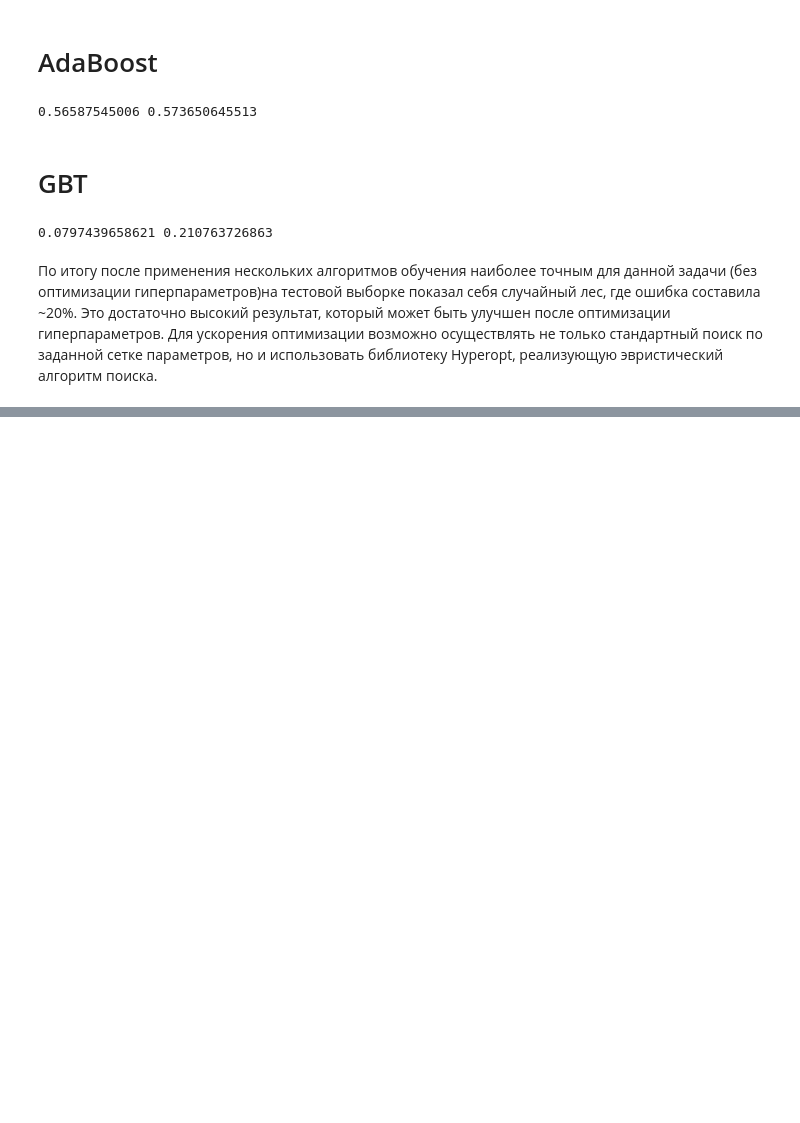
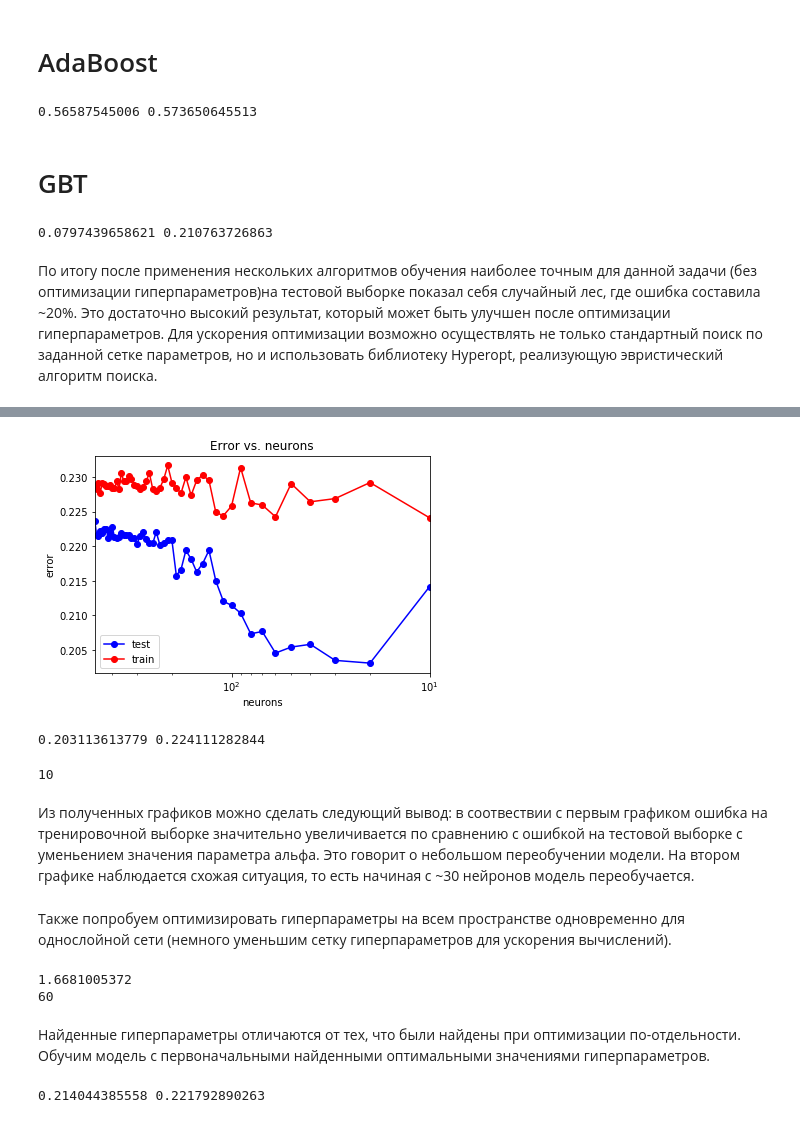
Before and after one commit to JuliaElizarova/ML_HSE, a Jupyter notebook: ML_hse_new.ipynb, the cells around one changed output, grey strips where cells are left out. Cells and saved outputs as stored; diff of their text form; code cells hidden in the pictures; blank space fills up the shorter version.

```diff
--- a/ML_hse_new.ipynb
+++ b/ML_hse_new.ipynb
@@ -846,0 +904,65 @@ print(err_train, err_test)
+# %%
+neurons_arr = np.arange(10,500,10)
+test_err = []
+train_err = []
+for neuron in neurons_arr:
+    mlp_model = MLPClassifier(alpha = alpha_opt, hidden_layer_sizes = (neuron, ),
+                              solver = 'lbfgs', activation = 'logistic', random_state = 42)
+    mlp_model.fit(X_train, y_train)
+
+    y_train_pred = mlp_model.predict(X_train)
+    y_test_pred = mlp_model.predict(X_test)
+    train_err.append(np.mean(y_train != y_train_pred))
+    test_err.append(np.mean(y_test != y_test_pred))
+# %%
+plt.semilogx(neurons_arr, train_err, 'b-o', label = 'test')
+plt.semilogx(neurons_arr, test_err, 'r-o', label = 'train')
+plt.xlim([np.max(neurons_arr), np.min(neurons_arr)])
+plt.title('Error vs. neurons')
+plt.xlabel('neurons')
+plt.ylabel('error')
+plt.legend()
+pass
+# %% [output]
+[figure, added]
+# %%
+min_train_err = np.min(train_err)
+min_test_err = np.min(test_err)
+print(min_train_err, min_test_err)
+# %% [output]
+0.203113613779 0.224111282844
+# %%
+neurons_opt = neurons_arr[test_err == min_test_err]
+neurons_opt = neurons_opt[0]
+print(neurons_opt)
+# %% [output]
+10
+# %% [markdown]
+Из полученных графиков можно сделать следующий вывод: в соотвествии с первым графиком ошибка на тренировочной выборке значительно увеличивается по сравнению с ошибкой на тестовой выборке с уменьением значения параметра альфа. Это говорит о небольшом переобучении модели. На втором графике наблюдается схожая ситуация, то есть начиная с ~30 нейронов модель переобучается.
+# %% [markdown]
+Также попробуем оптимизировать гиперпараметры на всем пространстве одновременно для однослойной сети (немного уменьшим сетку гиперпараметров для ускорения вычислений).
+# %%
+alpha_arr = np.logspace(-2, 2, 10)
+neurons_arr = np.arange(10,200,10)
+alpha_opt = 0
+neurons_opt = 0
+current_test_error = 100
+for neuron in neurons_arr:
+    for alpha in alpha_arr:
+        mlp_model = MLPClassifier(alpha = alpha, hidden_layer_sizes = (neuron, ),
+                                  solver = 'lbfgs', activation = 'logistic', random_state = 42)
+        mlp_model.fit(X_train, y_train)
+
+        y_test_pred = mlp_model.predict(X_test)
+        test_error = np.mean(y_test != y_test_pred)
+        if (test_error < current_test_error):
+            alpha_opt = alpha
+            neurons_opt = neuron
+            current_test_error = test_error
+print(alpha_opt)
+print(neurons_opt)
+# %% [output]
+1.6681005372
+60
+# %% [markdown]
+Найденные гиперпараметры отличаются от тех, что были найдены при оптимизации по-отдельности. Обучим модель с первоначальными найденными оптимальными значениями гиперпараметров.
@@ -846,0 +976,4 @@ print(err_train, err_test)
+# %%
+print(np.mean(y_train != y_train_pred), np.mean(y_test != y_test_pred))
+# %% [output]
+0.214044385558 0.221792890263
```
Also changed, not shown: parts of 35 cells of this notebook.
